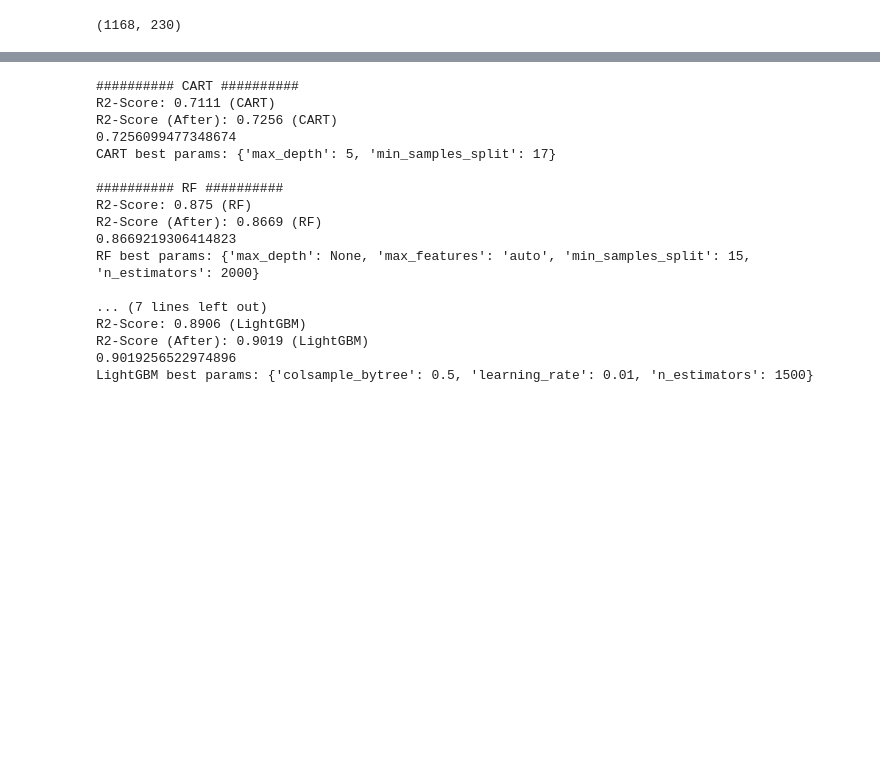
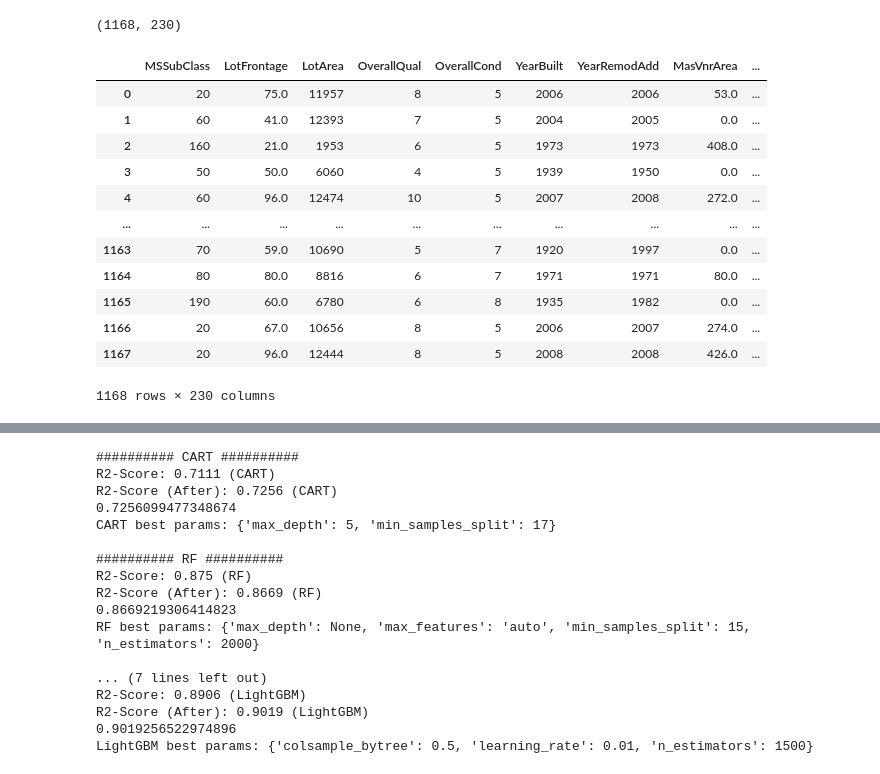
Before and after one commit to ycyusufcan/House-Price-Prediction, a Jupyter notebook: House_Price_Prediction.ipynb, the cells around one changed output, grey strips where cells are left out. Drawn from its saved outputs; the diff is of its cells as text; code cells hidden in the pictures; blank space fills up the shorter version.

```diff
--- a/House_Price_Prediction.ipynb
+++ b/House_Price_Prediction.ipynb
@@ -520,6 +524,22 @@ df = pd.get_dummies(df, drop_first=True)
 df.shape
 # %% [output]
 (1168, 230)
+# %%
+df
+# %% [output]
+|  | MSSubClass | LotFrontage | LotArea | OverallQual | OverallCond | YearBuilt | YearRemodAdd | MasVnrArea | ... |
+| 0 | 20 | 75.0 | 11957 | 8 | 5 | 2006 | 2006 | 53.0 | ... |
+| 1 | 60 | 41.0 | 12393 | 7 | 5 | 2004 | 2005 | 0.0 | ... |
+| 2 | 160 | 21.0 | 1953 | 6 | 5 | 1973 | 1973 | 408.0 | ... |
+| 3 | 50 | 50.0 | 6060 | 4 | 5 | 1939 | 1950 | 0.0 | ... |
+| 4 | 60 | 96.0 | 12474 | 10 | 5 | 2007 | 2008 | 272.0 | ... |
+| ... | ... | ... | ... | ... | ... | ... | ... | ... | ... |
+| 1163 | 70 | 59.0 | 10690 | 5 | 7 | 1920 | 1997 | 0.0 | ... |
+| 1164 | 80 | 80.0 | 8816 | 6 | 7 | 1971 | 1971 | 80.0 | ... |
+| 1165 | 190 | 60.0 | 6780 | 6 | 8 | 1935 | 1982 | 0.0 | ... |
+| 1166 | 20 | 67.0 | 10656 | 8 | 5 | 2006 | 2007 | 274.0 | ... |
+| 1167 | 20 | 96.0 | 12444 | 8 | 5 | 2008 | 2008 | 426.0 | ... |
+1168 rows × 230 columns
 # %%
 X = df.drop(["SalePrice"], axis=1)
 y = df["SalePrice"]
```
Also changed, not shown: parts of 30 cells of this notebook, 2 other files.
